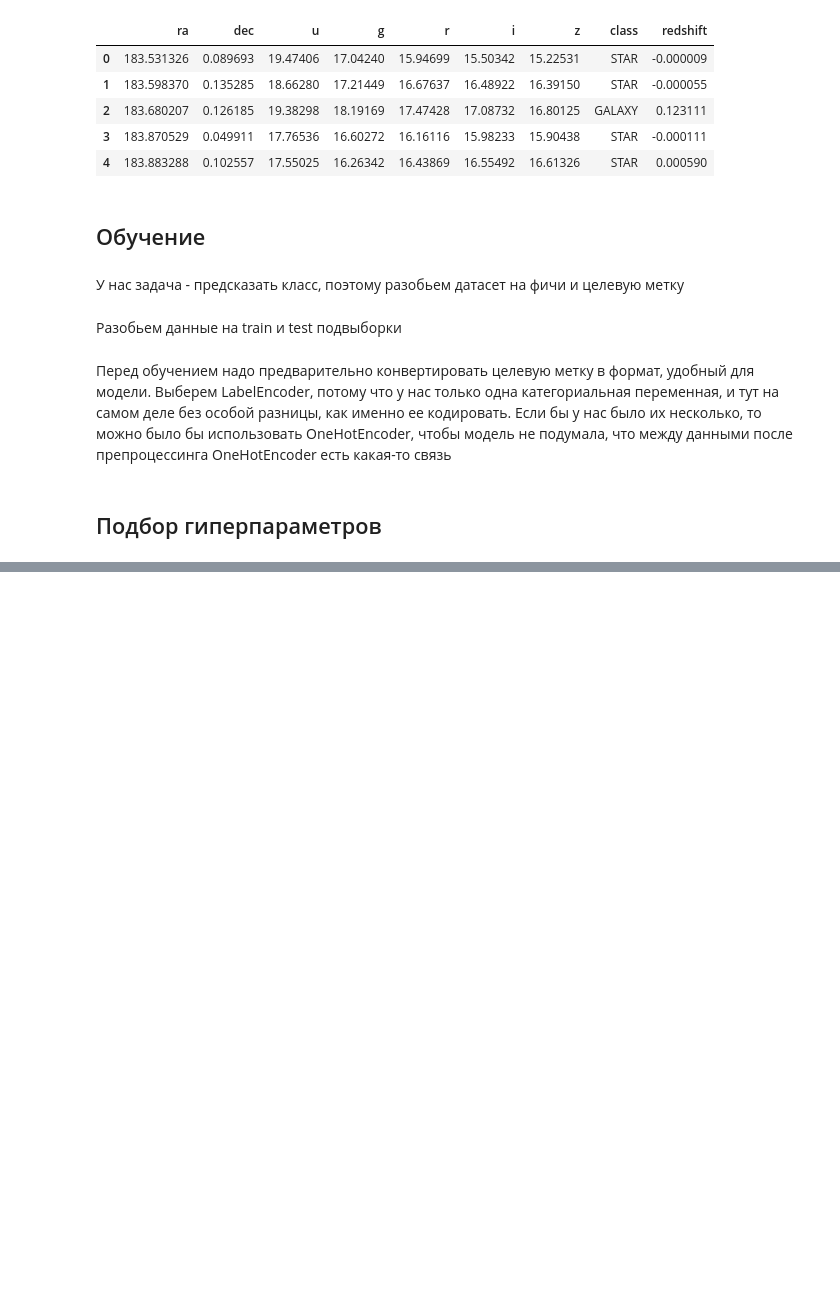
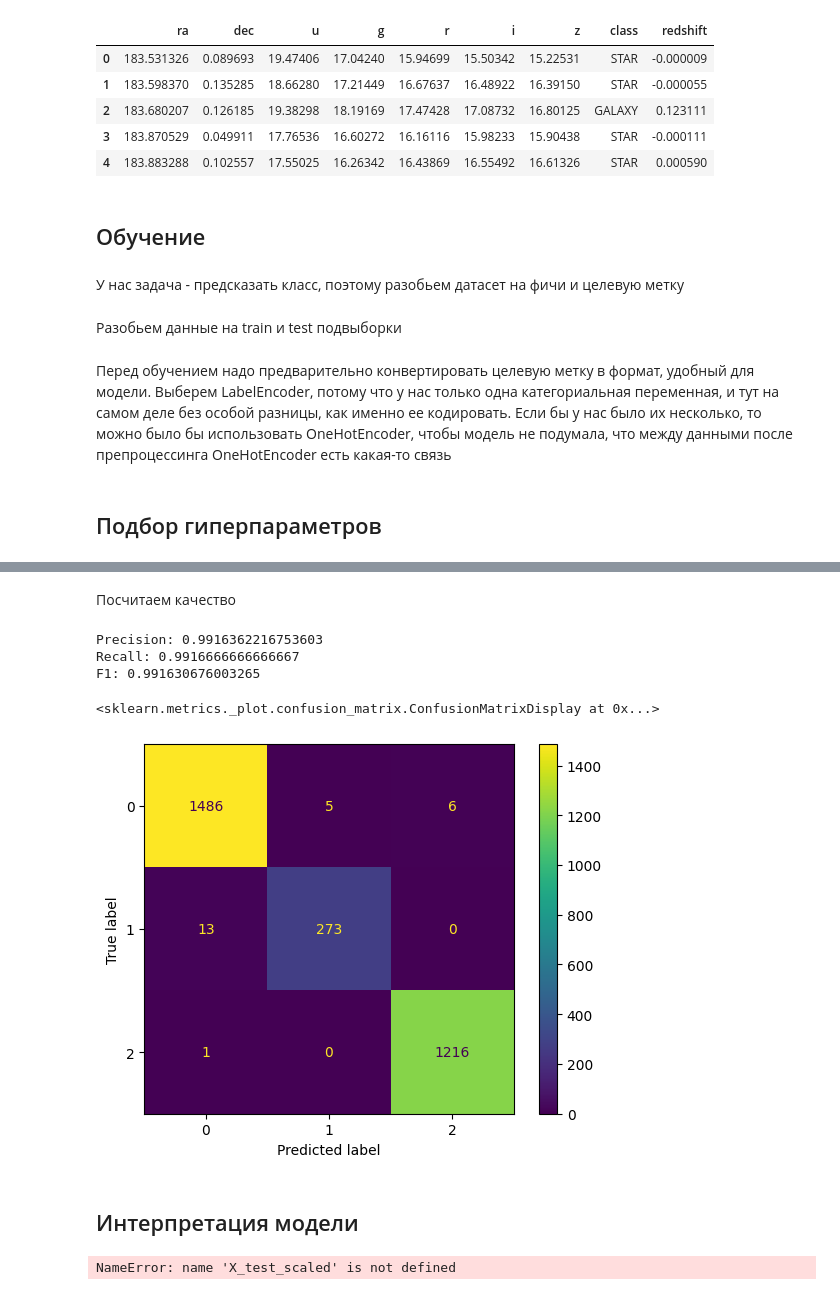
Before and after one commit to starminalush/star-classification-itmo-2023, a Jupyter notebook: notebook/xgboost_classifier.ipynb, the cells around one changed output, grey strips where cells are left out. Drawn from its saved outputs; the diff is of its cells as text; code cells hidden in the pictures; blank space fills up the shorter version.

```diff
--- a/notebook/xgboost_classifier.ipynb
+++ b/notebook/xgboost_classifier.ipynb
@@ -201,0 +138,27 @@ Best trial:
+# %%
+param = {
+    'learning_rate': optuna.distributions.FloatDistribution(0.01, 0.1, log=True),
+    'n_estimators': optuna.distributions.IntDistribution(50, 150),
+    'max_depth': optuna.distributions.IntDistribution(3, 5),
+    'min_child_weight': optuna.distributions.IntDistribution( 1, 3),
+    'subsample': optuna.distributions.FloatDistribution(0.8, 1.0),
+    'colsample_bytree': optuna.distributions.FloatDistribution(0.8, 1.0),
+    'gamma': optuna.distributions.FloatDistribution(0, 0.1)
+}
+
+# Создание объекта OptunaSearchCV
+optuna_search = OptunaSearchCV(
+    XGBClassifier(objective='multi:softmax', num_class=len(set(y)), use_label_encoder=False),
+    param,
+    scoring='f1_weighted',
+    n_trials=100,
+    cv=3,
+    verbose=1,
+    random_state=RANDOM_SEED
+)
+
+# Запуск поиска
+optuna_search.fit(X_train, y_train)
+
+print("Наилучшие параметры:", optuna_search.best_params_)
+print("Наилучший показатель качества (F1-мера):", optuna_search.best_score_)
@@ -201,0 +189,3 @@ Best trial:
+# %%
+xgb = XGBClassifier(objective='multi:softmax',  num_class=len(set(y)), use_label_encoder=False, **optuna_search.best_params_)
+xgb.fit(X_train, y_train)
@@ -201,0 +205,2 @@ Best trial:
+# %% [markdown]
+Посчитаем качество
@@ -201,0 +212,16 @@ Best trial:
+# %%
+y_pred = xgb.predict(X_test)
+calculate_metrics(y_test, y_pred)
+# %% [output]
+Precision: 0.9916362216753603
+Recall: 0.9916666666666667
+F1: 0.991630676003265
+# %%
+cm = confusion_matrix(y_test, y_pred)
+disp = ConfusionMatrixDisplay(confusion_matrix=cm)
+disp.plot()
+# %% [output]
+<sklearn.metrics._plot.confusion_matrix.ConfusionMatrixDisplay at 0x...>
+[figure, added]
+# %% [markdown]
+## Интерпретация модели
@@ -201,0 +230,7 @@ Best trial:
+# %%
+choosen_instance = X_test_scaled.loc[[10]]
+shap_values = explainer.shap_values(choosen_instance)
+shap.initjs()
+shap.force_plot(explainer.expected_value[0], shap_values[0], choosen_instance)
+# %% [output]
+NameError: name 'X_test_scaled' is not defined
```
Also changed, not shown: parts of 21 cells of this notebook.
